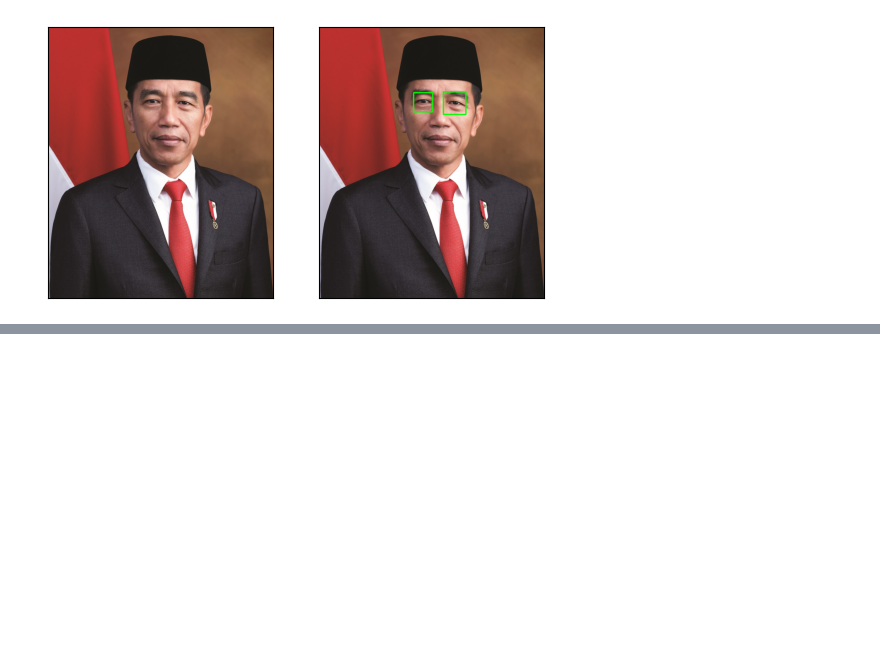
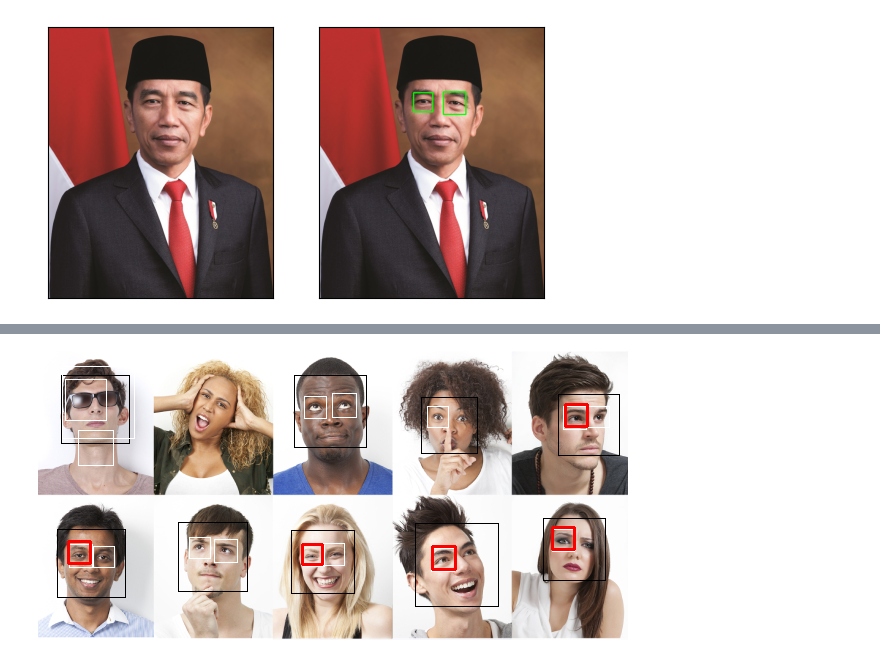
Before and after one commit to nurilhaidar/PCVK, a Jupyter notebook: Week12.ipynb, the cells around one changed output, grey strips where cells are left out. Drawn from its saved outputs; the diff is of its cells as text; code cells hidden in the pictures; blank space fills up the shorter version.

```diff
--- a/Week12.ipynb
+++ b/Week12.ipynb
@@ -141,0 +167,26 @@ except Exception as err:
+# %%
+def face_recognition_eyes_detection(img, scaleFactor, minNeighbors):
+  img_rectangle = img.copy()
+  img_gray = cv.cvtColor(img, cv.COLOR_BGR2GRAY)
+  face_recog = cv.CascadeClassifier('/content/drive/MyDrive/Images/Face Detection/haarcascade_frontalface_alt.xml')
+  eyes_recog = cv.CascadeClassifier('/content/drive/MyDrive/Images/Face Detection/haarcascade_eye.xml')
+  right_eye_recog = cv.CascadeClassifier('/content/drive/MyDrive/Images/Face Detection/haarcascade_righteye_2splits.xml')
+
+  rectangle_face = face_recog.detectMultiScale(img_gray, scaleFactor, minNeighbors)
+  rectangle_eyes = eyes_recog.detectMultiScale(img_gray, scaleFactor, minNeighbors)
+  rectangle_right_eyes = right_eye_recog.detectMultiScale(img_gray, scaleFactor, minNeighbors)
+
+  for (x, y, w, h) in rectangle_face:
+    cv.rectangle(img_rectangle, (x, y), (x+w, y+h), (0, 0, 0), 1)
+
+  for (x, y, w, h) in rectangle_eyes:
+    cv.rectangle(img_rectangle, (x, y), (x+w, y+h), (255, 255, 255), 1)
+
+  for (x, y, w, h) in rectangle_right_eyes:
+    cv.rectangle(img_rectangle, (x, y), (x+w, y+h), (0, 0, 255), 2)
+
+  cv2_imshow(img_rectangle)
+# %%
+face_recognition_eyes_detection(cv.imread('/content/drive/MyDrive/Images/Face Detection/people.jpg'), 1.1, 3)
+# %% [output]
+[figure, added]
```
Also changed, not shown: parts of 6 cells of this notebook.
